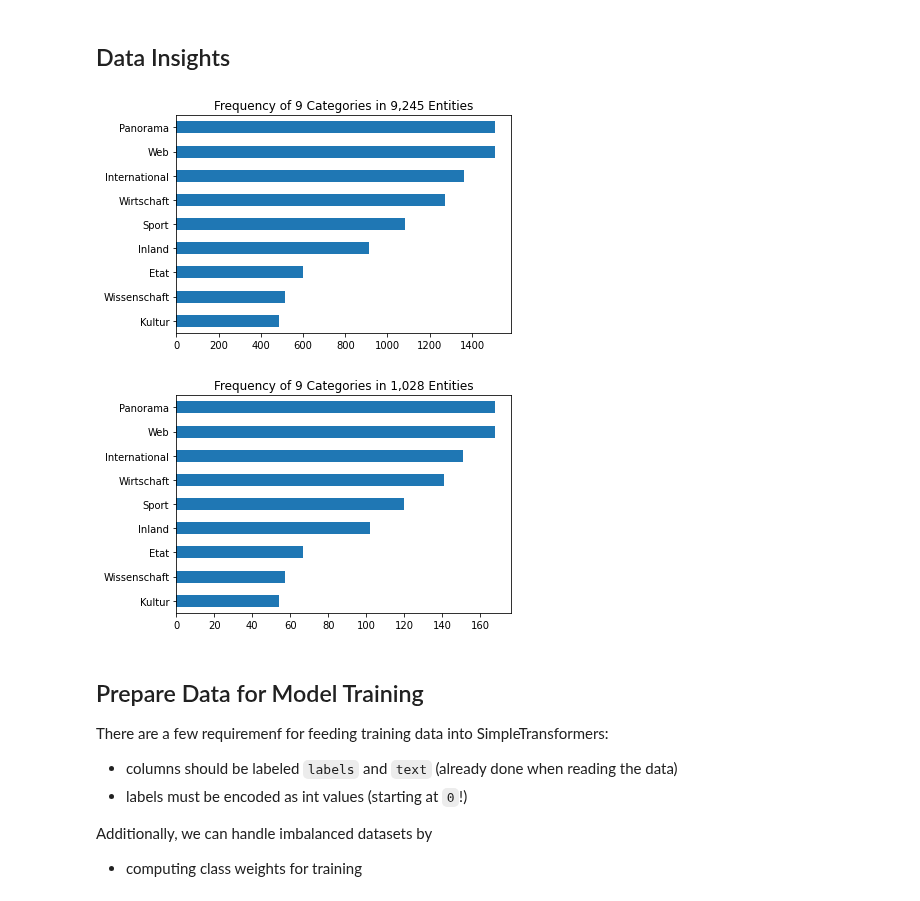
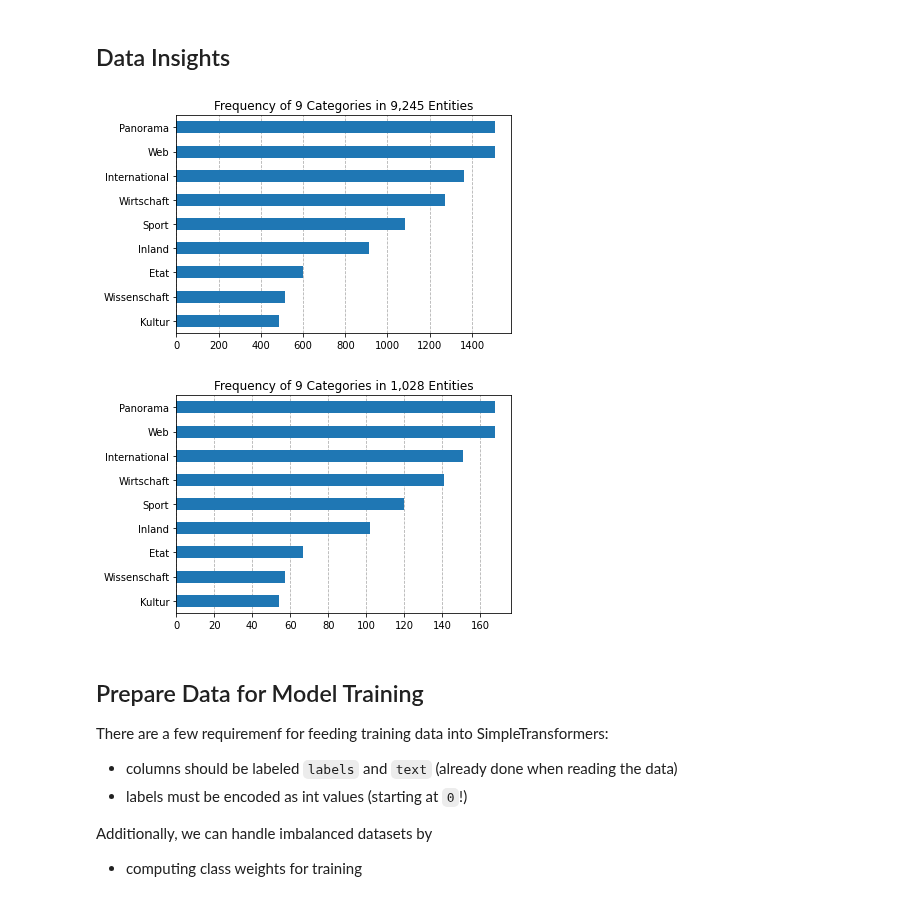
Before and after one commit to goerlitz/nlp-classification, a Jupyter notebook: notebooks/10kGNAD/colab/21_10kGNAD_simpletransformers_default.ipynb, the cells around one changed output. Cells and saved outputs as stored; diff of their text form; code cells hidden in the pictures.

```diff
--- a/notebooks/10kGNAD/colab/21_10kGNAD_simpletransformers_default.ipynb
+++ b/notebooks/10kGNAD/colab/21_10kGNAD_simpletransformers_default.ipynb
@@ -153,17 +153,18 @@ display(test_df.head())
 # %%
 import matplotlib.pyplot as plt
 
 def plot_categories(s: pd.Series):
     cat = s.value_counts(ascending=True)
-    cat.plot.barh(title=f"Frequency of {len(cat)} Categories in {len(s):,} Entities")
+    cat.plot.barh(title=f"Frequency of {len(cat)} Categories in {len(s):,} Entities", zorder=2)
+    plt.gca().grid(axis='x', linestyle='--', zorder=1)
 
 plot_categories(train_df.labels)
 # %% [output]
-[figure, old version]
+[figure, new version]
 # %%
 plot_categories(test_df.labels)
 # %% [output]
-[figure, old version]
+[figure, new version]
 # %% [markdown]
 ## Prepare Data for Model Training
 
```
Also changed, not shown: parts of 13 cells of this notebook.
